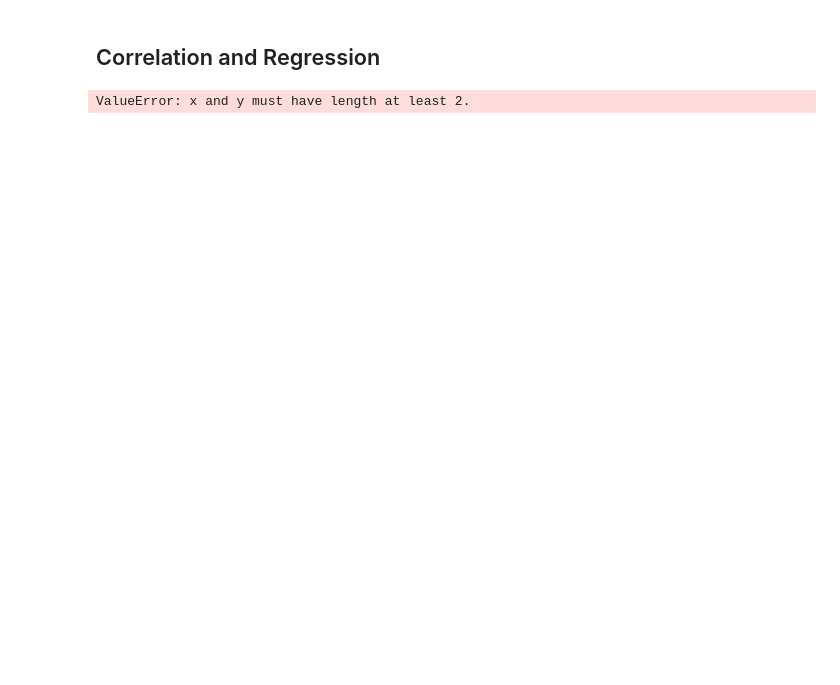
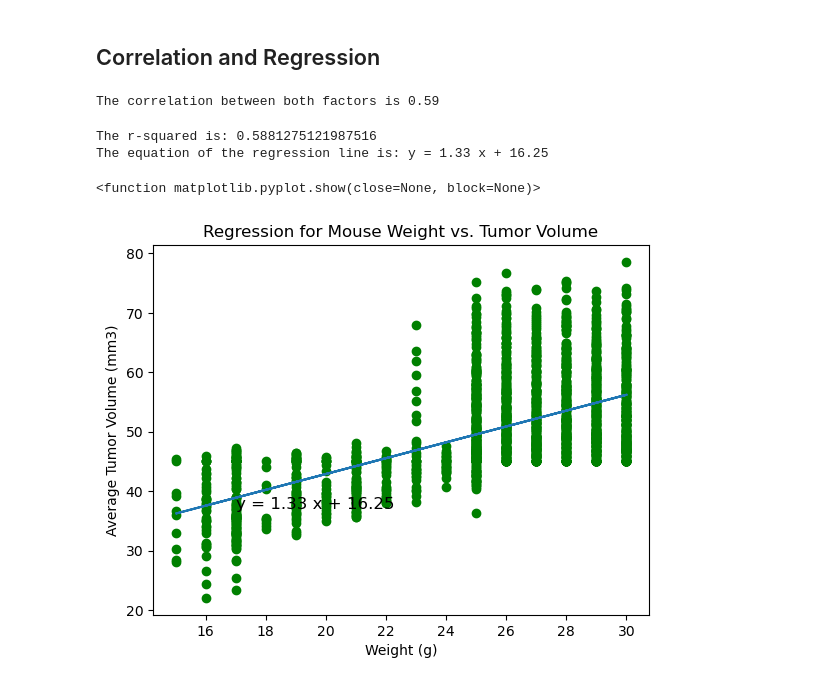
Before and after one commit to rachelpaczki/pymaceuticals-module-5, a Jupyter notebook: Pymaceuticals/pymaceuticals_final_analysis.ipynb, the cells around one changed output. Saved outputs shown, nothing was run; the diff lists cells and outputs as text; code cells hidden in the pictures; blank space fills up the shorter version.

```diff
--- a/Pymaceuticals/pymaceuticals_final_analysis.ipynb
+++ b/Pymaceuticals/pymaceuticals_final_analysis.ipynb
@@ -310,19 +312,28 @@ plt.show
 # %% [markdown]
 ## Correlation and Regression
+# %%
+# Calculate the correlation coefficient and a linear regression model
+correlation_coef = st.pearsonr(clean_mouse_df['Weight (g)'], clean_mouse_df['Tumor Volume (mm3)'])
+print(f"The correlation between both factors is {round(correlation_coef[0],2)}")
+# %% [output]
+The correlation between both factors is 0.59
 # %%
-# Calculate the correlation coefficient and a linear regression model
-correlation_coef = st.pearsonr(avg_tumor['Weight (g)'], avg_tumor['Tumor Volume (mm3)'])([0],2)
-
-# for mouse weight and average observed tumor volume for the entire Capomulin regimen
-y_values = avg_tumor['Weight (g)']
-x_values = avg_tumor['Tumor Volume (mm3)']
-
+x_values = clean_mouse_df["Weight (g)"]
+y_values = clean_mouse_df["Tumor Volume (mm3)"]
 (slope, intercept,rvalue, pvalue, stderr) = st.linregress(x_values, y_values)
-regress_values = np.array(weight_mouse)*slope+intercept
+regress_values = x_values*slope+intercept
 line_eq = (f"y = {round(slope, 2)} x + {round(intercept, 2)}")
-plt.scatter(x_values, y_values, s=90, color='green')
+plt.scatter(x_values, y_values, color='green')
+plt.plot(x_values, regress_values)
 plt.xlabel('Weight (g)')
 plt.ylabel('Average Tumor Volume (mm3)')
+plt.title("Regression for Mouse Weight vs. Tumor Volume")
+plt.annotate(line_eq,(17,37),fontsize=12,color="black")
+print(f"The r-squared is: {rvalue}")
+print(f"The equation of the regression line is: {line_eq}")
 plt.show
 # %% [output]
-ValueError: x and y must have length at least 2.
+The r-squared is: 0.5881275121987516
+The equation of the regression line is: y = 1.33 x + 16.25
+<function matplotlib.pyplot.show(close=None, block=None)>
+[figure, added]
```
Also changed, not shown: parts of 3 cells of this notebook.
